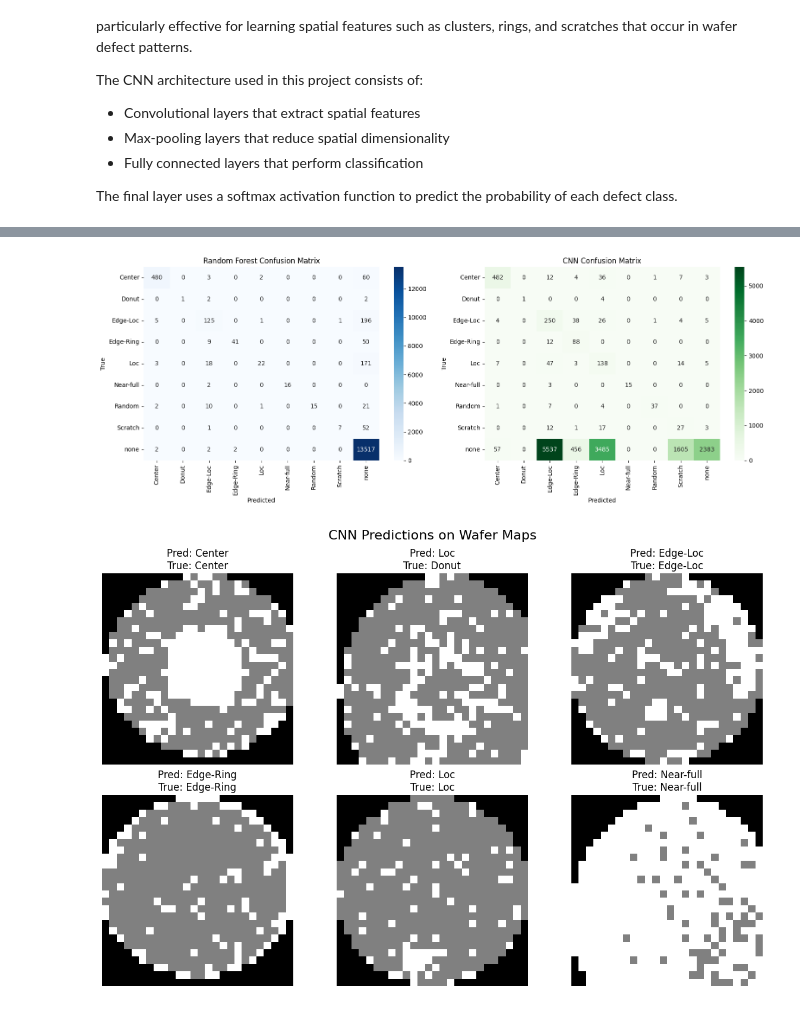
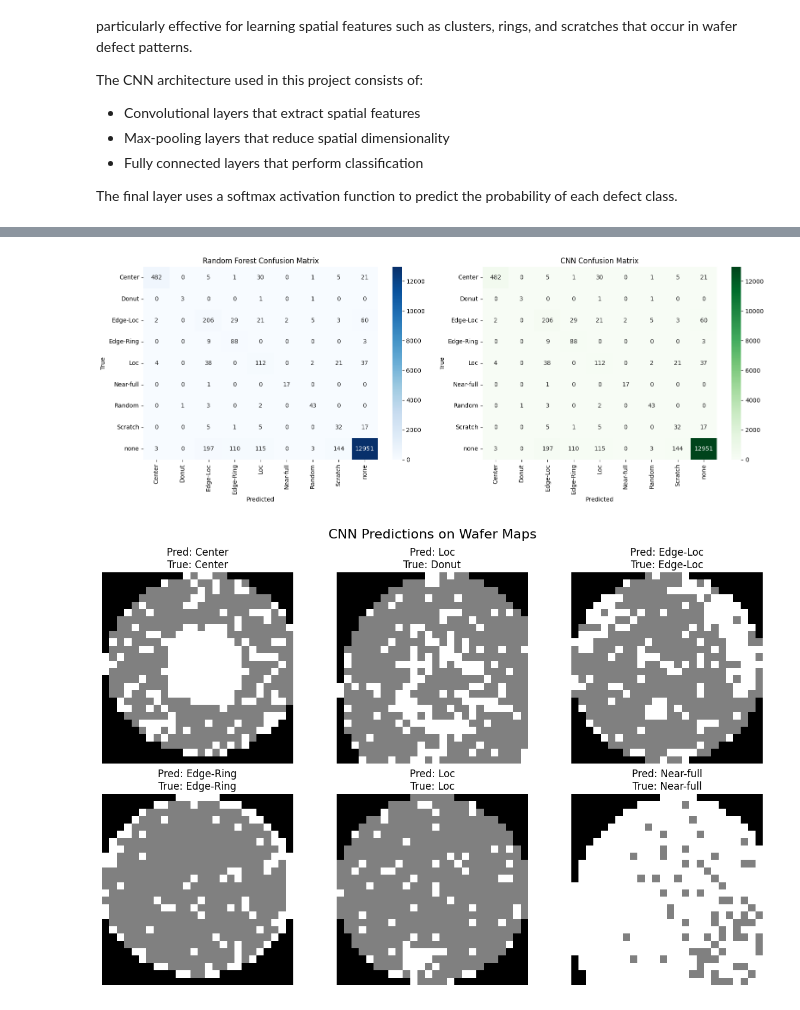
Before and after one commit to sheebos/Machine-Learning-Class-Repo, a Jupyter notebook: WM811K_data_and_analysis/test2.ipynb, the cells around one changed output, grey strips where cells are left out. Saved outputs shown, nothing was run; the diff lists cells and outputs as text; code cells hidden in the pictures.

```diff
--- a/WM811K_data_and_analysis/test2.ipynb
+++ b/WM811K_data_and_analysis/test2.ipynb
@@ -138,26 +78,9 @@ The dataset stores some fields such as `failureType` and `trianTestLabel` with a
 
 This step ensures that the defect types can later be used as classification labels.
 # %%
-
-def clean_label(value):
-    """Convert CSV-style or pickle-style labels into plain strings."""
-    if isinstance(value, str):
-        return value.replace("[", "").replace("]", "").replace("'", "").replace('"', "").strip()
-
-    arr = np.array(value, dtype=object).ravel()
-    if len(arr) == 0:
-        return ""
-
-    item = arr[0]
-    if item is None:
-        return ""
-
-    return str(item).replace("[", "").replace("]", "").replace("'", "").replace('"', "").strip()
-
-df["failureType"] = df["failureType"].apply(clean_label)
-df["trianTestLabel"] = df["trianTestLabel"].apply(clean_label)
-
-# remove unlabeled wafers
+df["failureType"] = df["failureType"].str.replace(r"[\[\]']", "", regex=True) #remove brackets and quotes
+df["trianTestLabel"] = df["trianTestLabel"].str.replace(r"[\[\]']", "", regex=True)
+#remove unlabeled wafers
 df = df[df["failureType"] != ""]
 # %% [markdown]
 ## Validating Wafer Maps
@@ -522,8 +395,8 @@ reduce_lr = ReduceLROnPlateau(
 )
 
 history = model.fit(
-    X_train_balanced,
-    y_train_balanced,
+    X_train,
+    y_train,
     epochs=40,
     batch_size=64,
     validation_data=(X_val, y_val),
@@ -653,5 +525,4 @@ plt.show()
 # %%
-
-cnn_probs = model.predict(X_test)
-cnn_preds = cnn_probs.argmax(axis=1)
+pred = model.predict(X_test)
+pred = pred.argmax(axis=1)
 # %% [output]
@@ -659,11 +530,16 @@ cnn_preds = cnn_probs.argmax(axis=1)
 # %%
-
 from sklearn.metrics import confusion_matrix
 import seaborn as sns
 import matplotlib.pyplot as plt
 
+from sklearn.metrics import confusion_matrix
+
 # Random Forest confusion matrix
-cm_rf = confusion_matrix(y_test, rf_pred)
+cm_rf = confusion_matrix(y_test, pred)
+
+# CNN predictions first
+cnn_probs = model.predict(X_test)
+cnn_preds = np.argmax(cnn_probs, axis=1)
 
 # CNN confusion matrix
 cm_cnn = confusion_matrix(y_test, cnn_preds)
@@ -706,4 +583,4 @@ plt.show()
-[figure, old version]
+[figure, new version]
 # %%
 import matplotlib.pyplot as plt
 import numpy as np
```
Also changed, not shown: parts of 15 cells of this notebook.
